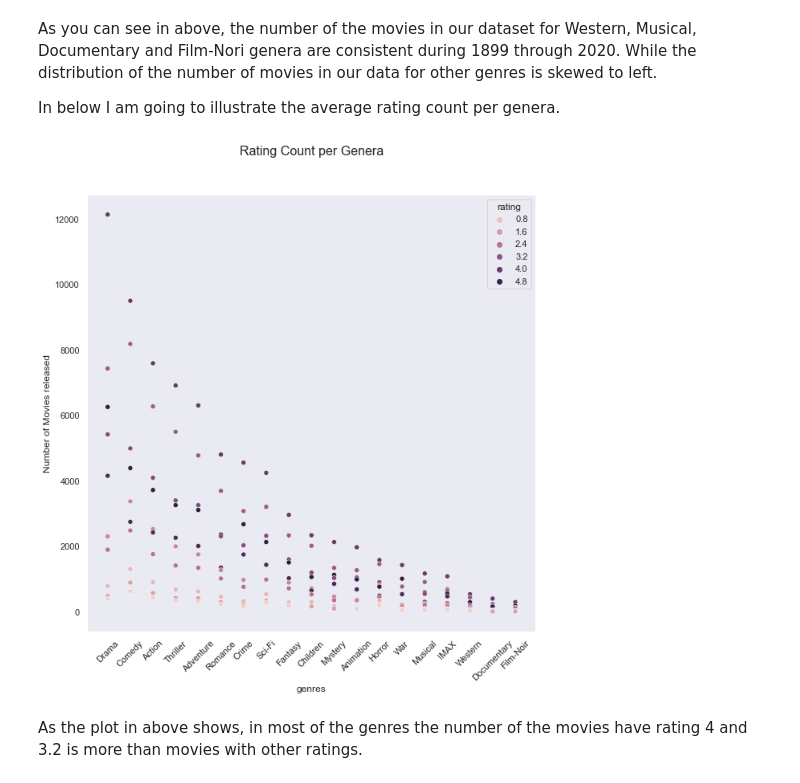
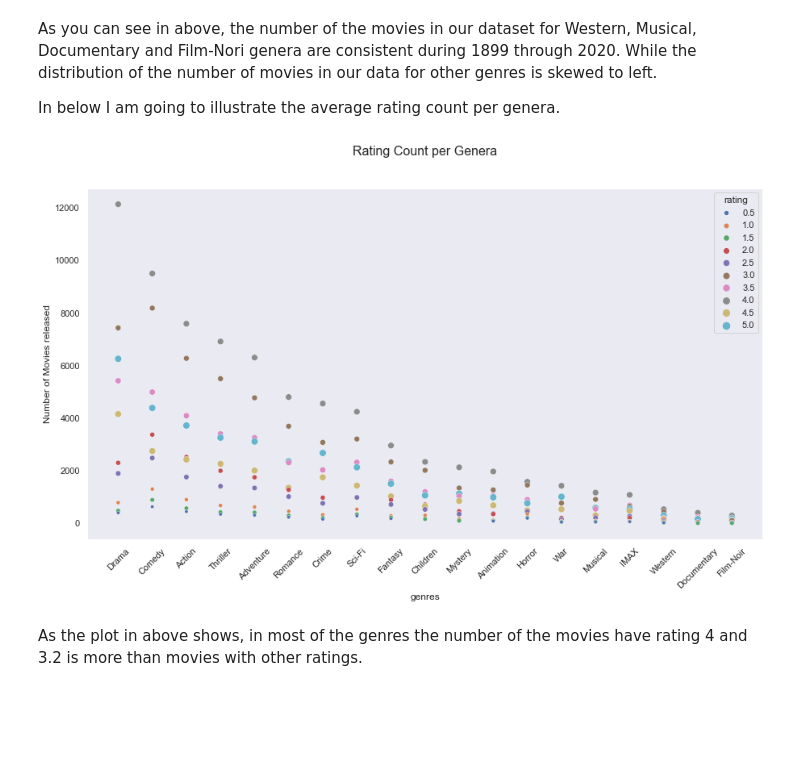
Before and after one commit to Nas86/Movie-Recommendation-system, a Jupyter notebook: RecommendationSystem.ipynb, the cells around one changed output. Saved outputs shown, nothing was run; the diff lists cells and outputs as text; code cells hidden in the pictures; blank space fills up the shorter version.

```diff
--- a/RecommendationSystem.ipynb
+++ b/RecommendationSystem.ipynb
@@ -415,21 +416,23 @@ In below I am going to illustrate the average rating count per genera.
 # %%
 #Plo Rating Count per Genera
 ave_rating_df = flatten_df.groupby(['genres','rating']).agg({'movieId': 'count'})
 ave_rating_df = ave_rating_df.reset_index()
 ave_rating_df.sort_values(by='movieId', ascending=False, inplace=True)
 
 
-plt.figure(figsize=(10,10))
+plt.figure(figsize=(15,8))
 
-chart = sns.scatterplot(x = ave_rating_df.genres, y = ave_rating_df.movieId, hue=ave_rating_df.rating)
+chart = sns.scatterplot(x = ave_rating_df.genres, y = ave_rating_df.movieId,
+                        hue=ave_rating_df.rating, hue_norm=(0, 7), legend="full"
+                        , palette="deep", size=ave_rating_df.rating)
 
 plt.setp(chart.get_xticklabels(), rotation=45)
 chart.set_title("Rating Count per Genera", y=1.2, fontsize=16, ha='center').set_position([0.5,1.08])
 chart.set_ylabel('Number of Movies released')
 
 plt.show()
 # %% [output]
-[figure, old version]
+[figure, new version]
 # %% [markdown]
 As the plot in above shows, in most of the genres the number of the movies have rating 4 and 3.2 is more than movies with other ratings.
 # %%
```
Also changed, not shown: parts of 29 cells of this notebook.
